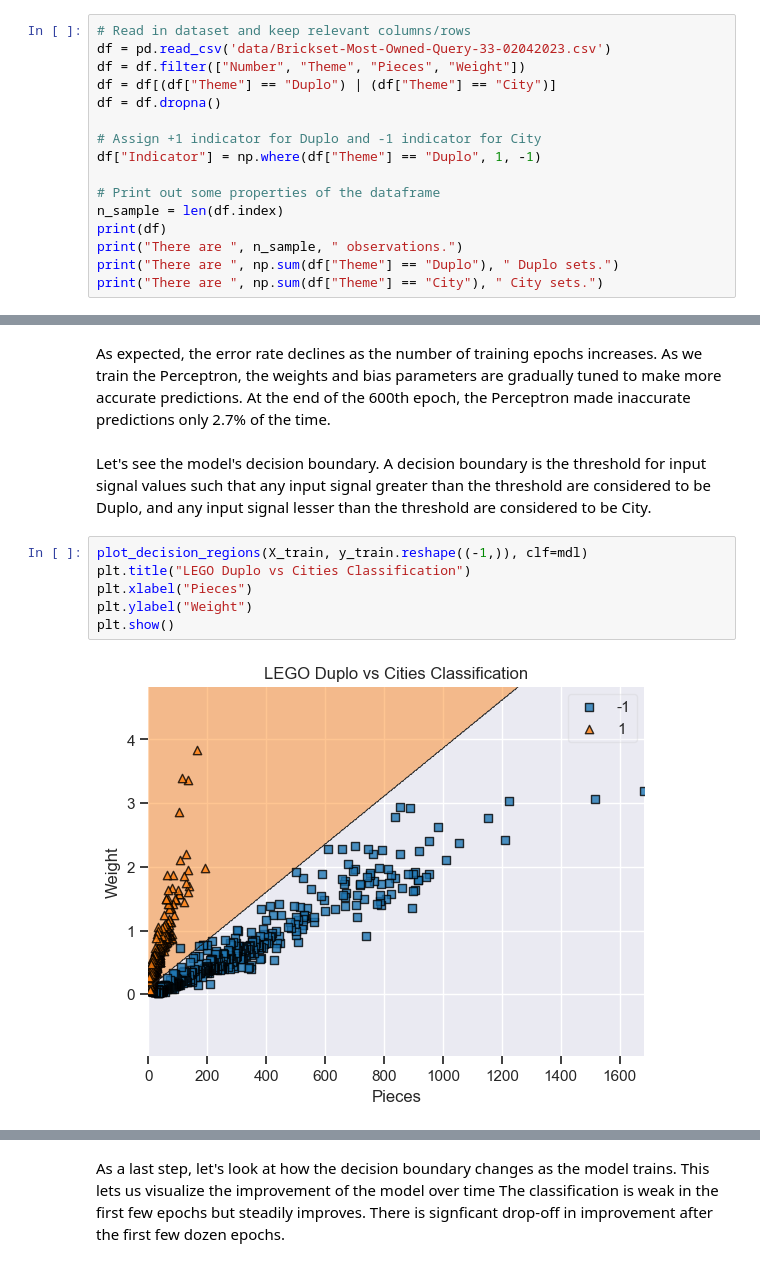
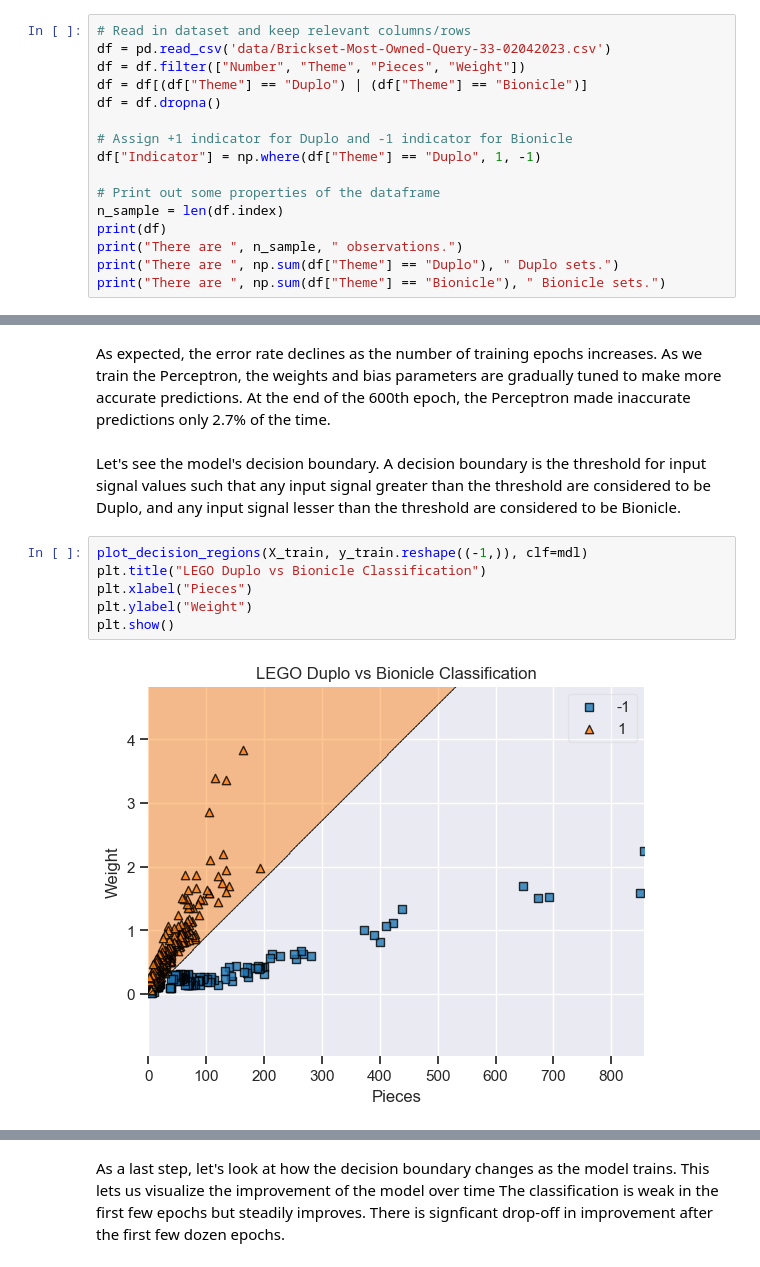
Before and after one commit to SeventhPrize/INDE_577_Data_Science_and_Machine_Learning, a Jupyter notebook: Perceptron.ipynb, the cells around one changed output, grey strips where cells are left out. Drawn from its saved outputs; the diff is of its cells as text.

```diff
--- a/Perceptron.ipynb
+++ b/Perceptron.ipynb
@@ -20,10 +20,10 @@ We want to train our Perceptron to distinguish between "Duplo" theme and "City"
 # Read in dataset and keep relevant columns/rows
 df = pd.read_csv('data/Brickset-Most-Owned-Query-33-02042023.csv')
 df = df.filter(["Number", "Theme", "Pieces", "Weight"])
-df = df[(df["Theme"] == "Duplo") | (df["Theme"] == "City")]
+df = df[(df["Theme"] == "Duplo") | (df["Theme"] == "Bionicle")]
 df = df.dropna()
 
-# Assign +1 indicator for Duplo and -1 indicator for City
+# Assign +1 indicator for Duplo and -1 indicator for Bionicle
 df["Indicator"] = np.where(df["Theme"] == "Duplo", 1, -1)
 
 # Print out some properties of the dataframe
@@ -31,5 +31,5 @@ n_sample = len(df.index)
 print(df)
 print("There are ", n_sample, " observations.")
 print("There are ", np.sum(df["Theme"] == "Duplo"), " Duplo sets.")
-print("There are ", np.sum(df["Theme"] == "City"), " City sets.")
+print("There are ", np.sum(df["Theme"] == "Bionicle"), " Bionicle sets.")
 # %% [output]
@@ -135,13 +136,13 @@ Error rate after last epoch: 0.027450980392156862
 # %% [markdown]
 As expected, the error rate declines as the number of training epochs increases. As we train the Perceptron, the weights and bias parameters are gradually tuned to make more accurate predictions. At the end of the 600th epoch, the Perceptron made inaccurate predictions only 2.7% of the time.
 # %% [markdown]
-Let's see the model's decision boundary. A decision boundary is the threshold for input signal values such that any input signal greater than the threshold are considered to be Duplo, and any input signal lesser than the threshold are considered to be City.
+Let's see the model's decision boundary. A decision boundary is the threshold for input signal values such that any input signal greater than the threshold are considered to be Duplo, and any input signal lesser than the threshold are considered to be Bionicle.
 # %%
 plot_decision_regions(X_train, y_train.reshape((-1,)), clf=mdl)
-plt.title("LEGO Duplo vs Cities Classification")
+plt.title("LEGO Duplo vs Bionicle Classification")
 plt.xlabel("Pieces")
 plt.ylabel("Weight")
 plt.show()
 # %% [output]
-[figure, old version]
+[figure, new version]
 # %% [markdown]
```
Also changed, not shown: parts of 7 cells of this notebook, 3 other files.
